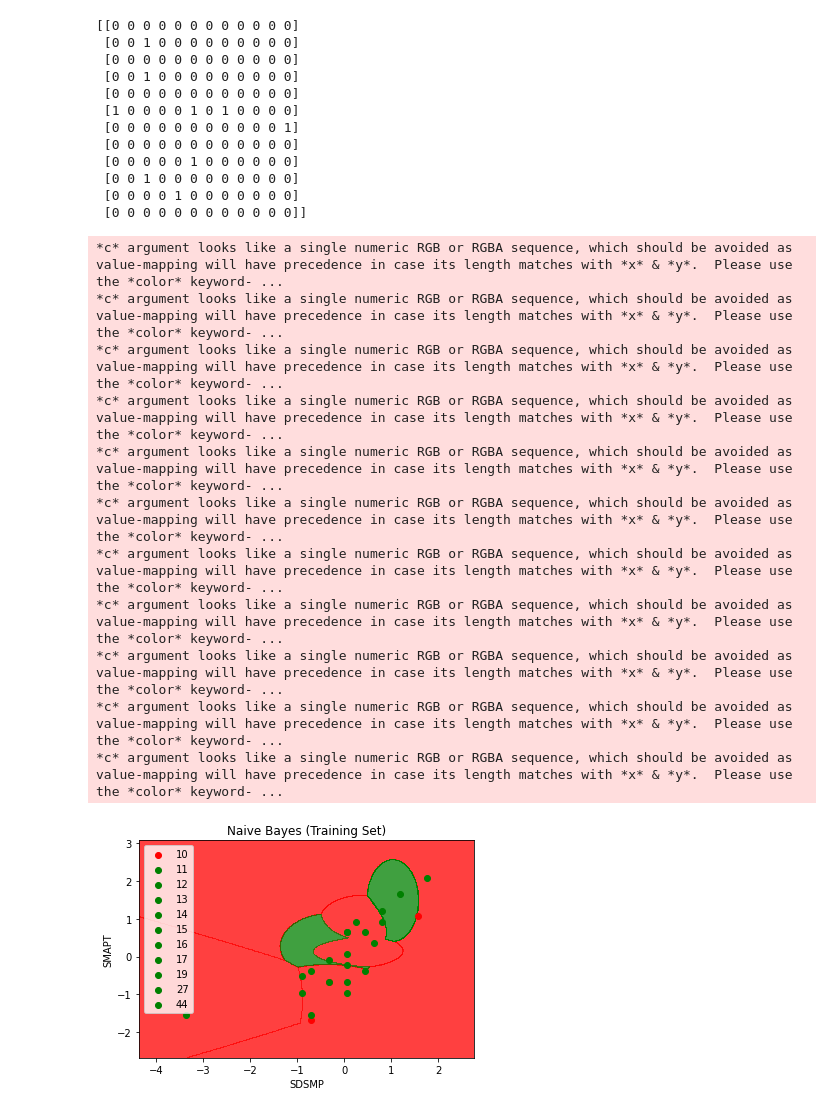
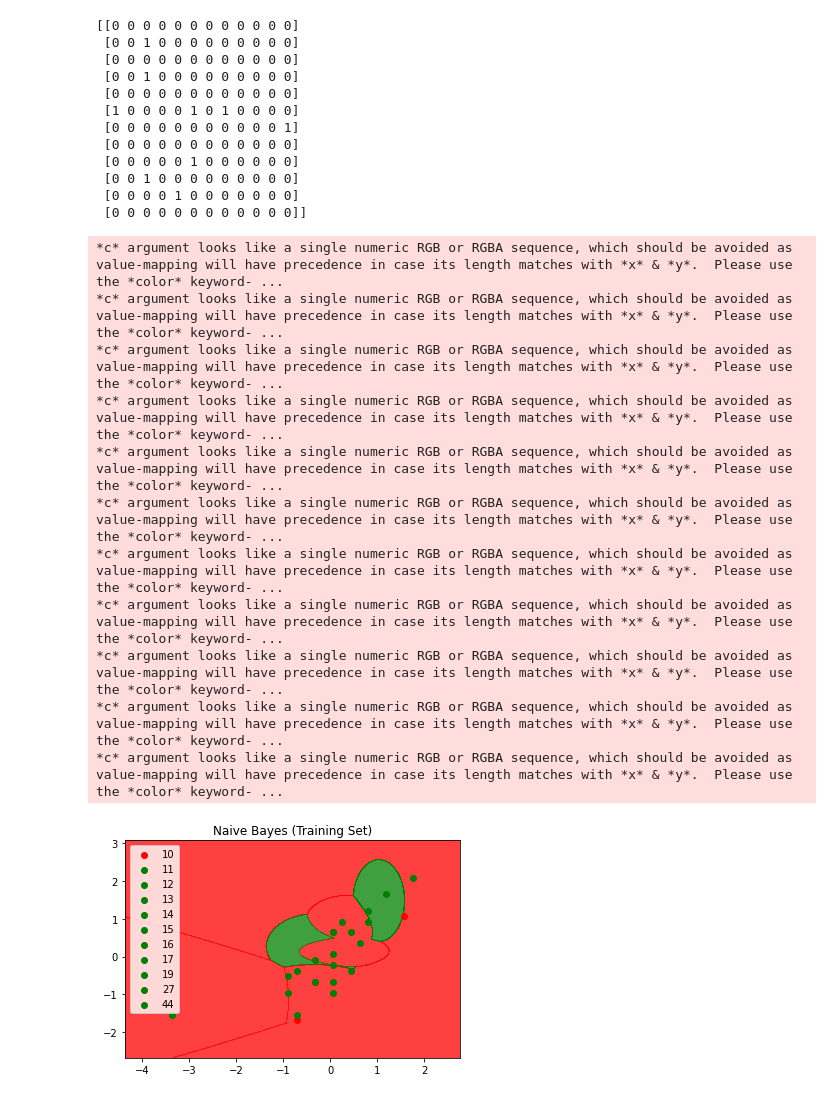
Before and after one commit to samuelyota/TUugasDataMining_5, a Jupyter notebook: Naive_Bayes.ipynb, the cells around one changed output. Cells and saved outputs as stored; diff of their text form; code cells hidden in the pictures.

```diff
--- a/Naive_Bayes.ipynb
+++ b/Naive_Bayes.ipynb
@@ -44,31 +44,29 @@ print(cm)
 # %%
 from matplotlib.colors import ListedColormap
 X_set, y_set = X_train, y_train
 X1, X2 = np.meshgrid(np.arange(start = X_set[:, 0].min() - 1, stop = X_set[:, 0].max() + 1, step = 0.01),
                      np.arange(start = X_set[:, 1].min() - 1, stop = X_set[:, 1].max() + 1, step = 0.01))
 plt.contourf(X1, X2, classifier.predict(np.array([X1.ravel(), X2.ravel()]).T). reshape(X1.shape), alpha = 0.75, cmap = ListedColormap(('red', 'green')))
 plt.xlim(X1.min(), X1.max())
 plt.ylim(X2.min(), X2.max())
 for i, j in enumerate(np.unique(y_set)) :
   plt.scatter(X_set[y_set == j, 0], X_set[y_set == j, 1], c = ListedColormap(('red', 'green'))(i), label = j)
 plt.title('Naive Bayes (Training Set)')
-plt.xlabel('SD' 'SMP')
-plt.ylabel('SMA' 'PT')
 plt.legend()
 plt.show()
 # %% [output]
 *c* argument looks like a single numeric RGB or RGBA sequence, which should be avoided as value-mapping will have precedence in case its length matches with *x* & *y*.  Please use the *color* keyword- ...
 *c* argument looks like a single numeric RGB or RGBA sequence, which should be avoided as value-mapping will have precedence in case its length matches with *x* & *y*.  Please use the *color* keyword- ...
 *c* argument looks like a single numeric RGB or RGBA sequence, which should be avoided as value-mapping will have precedence in case its length matches with *x* & *y*.  Please use the *color* keyword- ...
 *c* argument looks like a single numeric RGB or RGBA sequence, which should be avoided as value-mapping will have precedence in case its length matches with *x* & *y*.  Please use the *color* keyword- ...
 *c* argument looks like a single numeric RGB or RGBA sequence, which should be avoided as value-mapping will have precedence in case its length matches with *x* & *y*.  Please use the *color* keyword- ...
 *c* argument looks like a single numeric RGB or RGBA sequence, which should be avoided as value-mapping will have precedence in case its length matches with *x* & *y*.  Please use the *color* keyword- ...
 *c* argument looks like a single numeric RGB or RGBA sequence, which should be avoided as value-mapping will have precedence in case its length matches with *x* & *y*.  Please use the *color* keyword- ...
 *c* argument looks like a single numeric RGB or RGBA sequence, which should be avoided as value-mapping will have precedence in case its length matches with *x* & *y*.  Please use the *color* keyword- ...
 *c* argument looks like a single numeric RGB or RGBA sequence, which should be avoided as value-mapping will have precedence in case its length matches with *x* & *y*.  Please use the *color* keyword- ...
 *c* argument looks like a single numeric RGB or RGBA sequence, which should be avoided as value-mapping will have precedence in case its length matches with *x* & *y*.  Please use the *color* keyword- ...
 *c* argument looks like a single numeric RGB or RGBA sequence, which should be avoided as value-mapping will have precedence in case its length matches with *x* & *y*.  Please use the *color* keyword- ...
-[figure, old version]
+[figure, new version]
 # %%
 from matplotlib.colors import ListedColormap
 X_set, y_set = X_test, y_test
```
Also changed, not shown: parts of 1 cell of this notebook.
